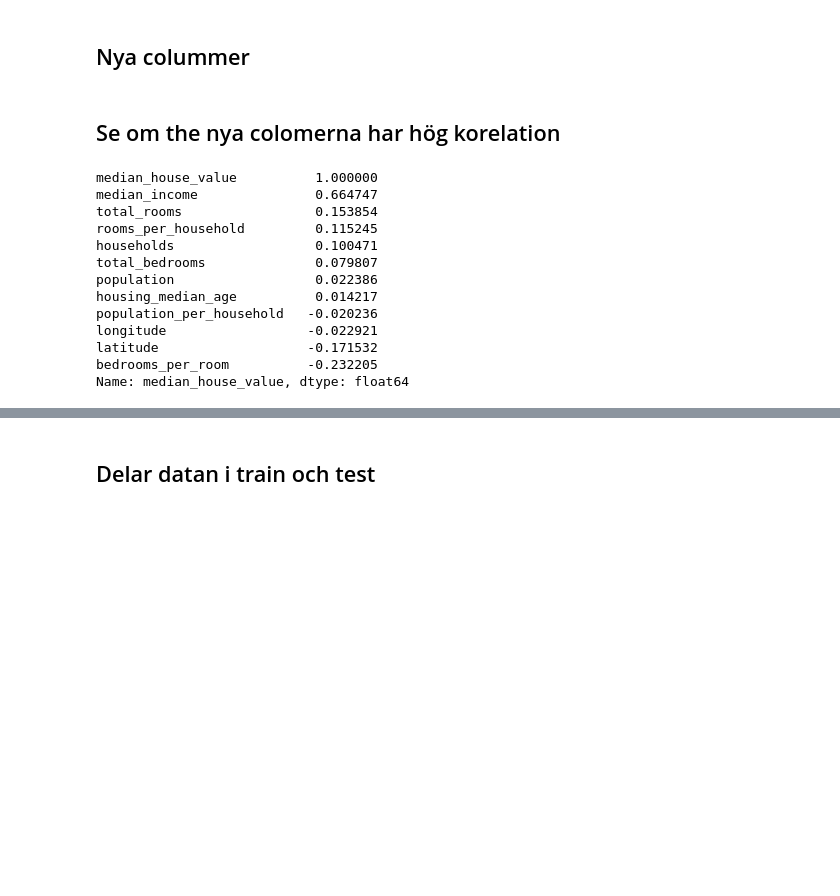
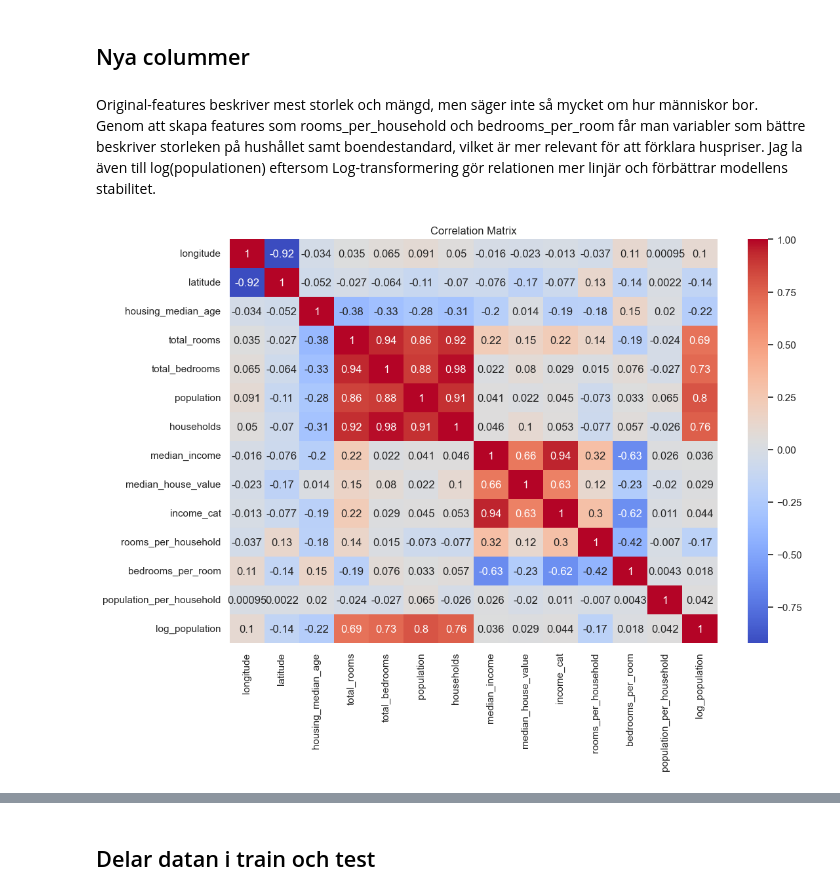
Before and after one commit to jankoshvatan/ML-Housing, a Jupyter notebook: ML_Uppgift1_Simon_Stajduhar.ipynb, the cells around one changed output, grey strips where cells are left out. Cells and saved outputs as stored; diff of their text form; code cells hidden in the pictures; blank space fills up the shorter version.

```diff
--- a/ML_Uppgift1_Simon_Stajduhar.ipynb
+++ b/ML_Uppgift1_Simon_Stajduhar.ipynb
@@ -174,22 +175,21 @@ df["population_per_household"]=df["population"]/df["households"]
-# %% [markdown]
-## Se om the nya colomerna har hög korelation
-# %%
-df = df.drop("income_cat", axis=1)
-corr_matrix = df.select_dtypes(include=["number"]).corr()
-print(corr_matrix["median_house_value"].sort_values(ascending=False))
-
-df["income_cat"] = stratifyed_label
-# %% [output]
-median_house_value          1.000000
-median_income               0.664747
-total_rooms                 0.153854
-rooms_per_household         0.115245
-households                  0.100471
-total_bedrooms              0.079807
-population                  0.022386
-housing_median_age          0.014217
-population_per_household   -0.020236
-longitude                  -0.022921
-latitude                   -0.171532
-bedrooms_per_room          -0.232205
-Name: median_house_value, dtype: float64
+# %% [markdown]
+Original-features beskriver mest storlek och mängd, men säger inte så mycket om hur människor bor. Genom att skapa features som rooms_per_household och bedrooms_per_room får man variabler som bättre beskriver storleken på hushållet samt boendestandard, vilket är mer relevant för att förklara huspriser.
+Jag la även till log(populationen) eftersom Log-transformering gör relationen mer linjär och förbättrar modellens stabilitet.
+# %%
+
+
+numeric_df = df.select_dtypes(include="number")
+
+corr_matrix = numeric_df.corr()
+
+plt.figure(figsize=(12, 8))
+sns.heatmap(
+    corr_matrix,
+    annot=True,
+    cmap="coolwarm"
+)
+
+plt.title("Correlation Matrix")
+plt.show()
+# %% [output]
+[figure, added]
```
Also changed, not shown: parts of 34 cells of this notebook.
